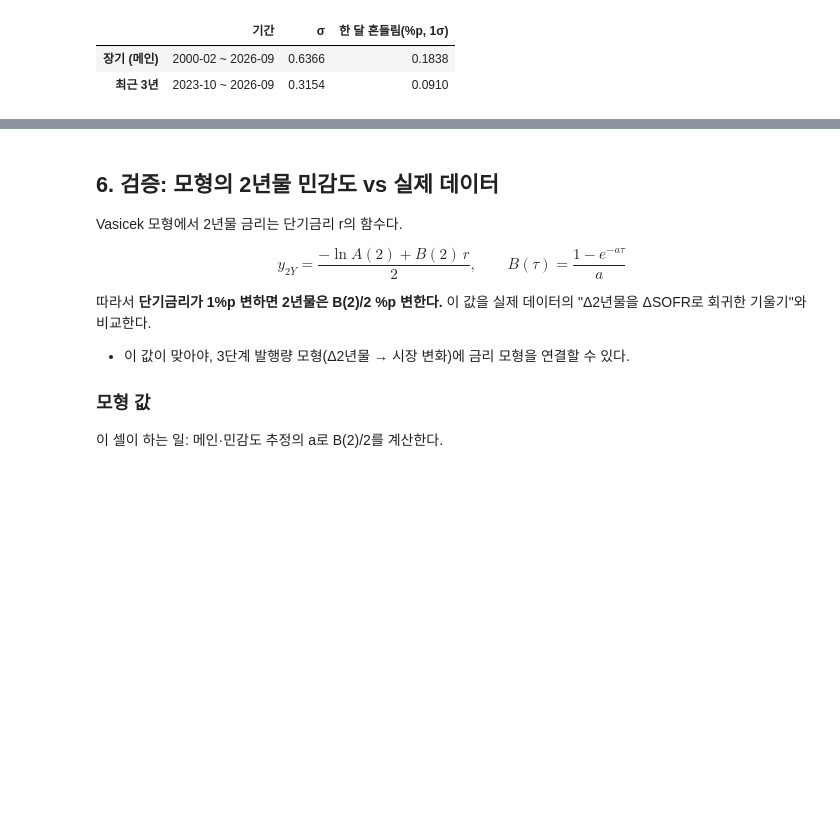
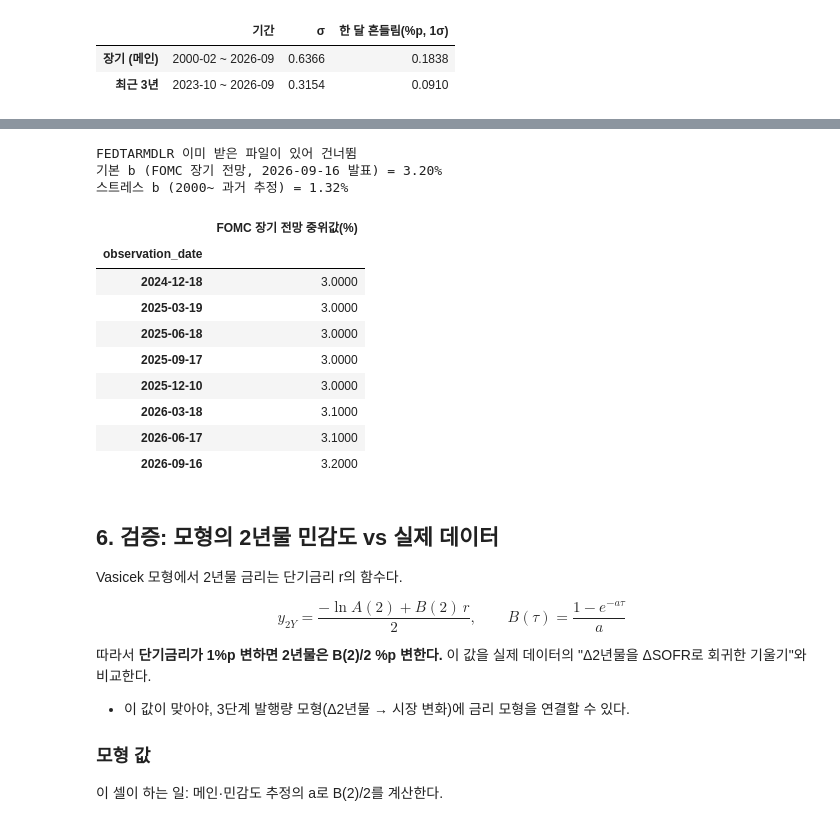
Before and after one commit to Sunnyhan5651/HUBS_Conference, a Jupyter notebook: barkley/stablecoin-floor/notebooks/03_rate_model.ipynb, the cells around one changed output, grey strips where cells are left out. Cells and saved outputs as stored; diff of their text form; code cells hidden in the pictures; blank space fills up the shorter version.

```diff
--- a/barkley/stablecoin-floor/notebooks/03_rate_model.ipynb
+++ b/barkley/stablecoin-floor/notebooks/03_rate_model.ipynb
@@ -164,3 +176,28 @@ pd.DataFrame({
+# %%
+from src.fred import download_fred, read_fred
+
+download_fred("FEDTARMDLR")          # 이미 받은 파일이 있으면 건너뜀
+fomc = read_fred("FEDTARMDLR").dropna()
+
+b_fomc, b_fomc_date = fomc.iloc[-1], fomc.index[-1]
+b_stress = main_p["b"]
+print(f"기본 b (FOMC 장기 전망, {b_fomc_date:%Y-%m-%d} 발표) = {b_fomc:.2f}%")
+print(f"스트레스 b (2000~ 과거 추정) = {b_stress:.2f}%")
+fomc.tail(8).to_frame("FOMC 장기 전망 중위값(%)")
+# %% [output]
+FEDTARMDLR 이미 받은 파일이 있어 건너뜀
+기본 b (FOMC 장기 전망, 2026-09-16 발표) = 3.20%
+스트레스 b (2000~ 과거 추정) = 1.32%
+|  | FOMC 장기 전망 중위값(%) |
+| observation_date |  |
+| 2024-12-18 | 3.0000 |
+| 2025-03-19 | 3.0000 |
+| 2025-06-18 | 3.0000 |
+| 2025-09-17 | 3.0000 |
+| 2025-12-10 | 3.0000 |
+| 2026-03-18 | 3.1000 |
+| 2026-06-17 | 3.1000 |
+| 2026-09-16 | 3.2000 |
 # %% [markdown]
 ## 6. 검증: 모형의 2년물 민감도 vs 실제 데이터
 
```
Also changed, not shown: parts of 16 cells of this notebook, 56 other files.
